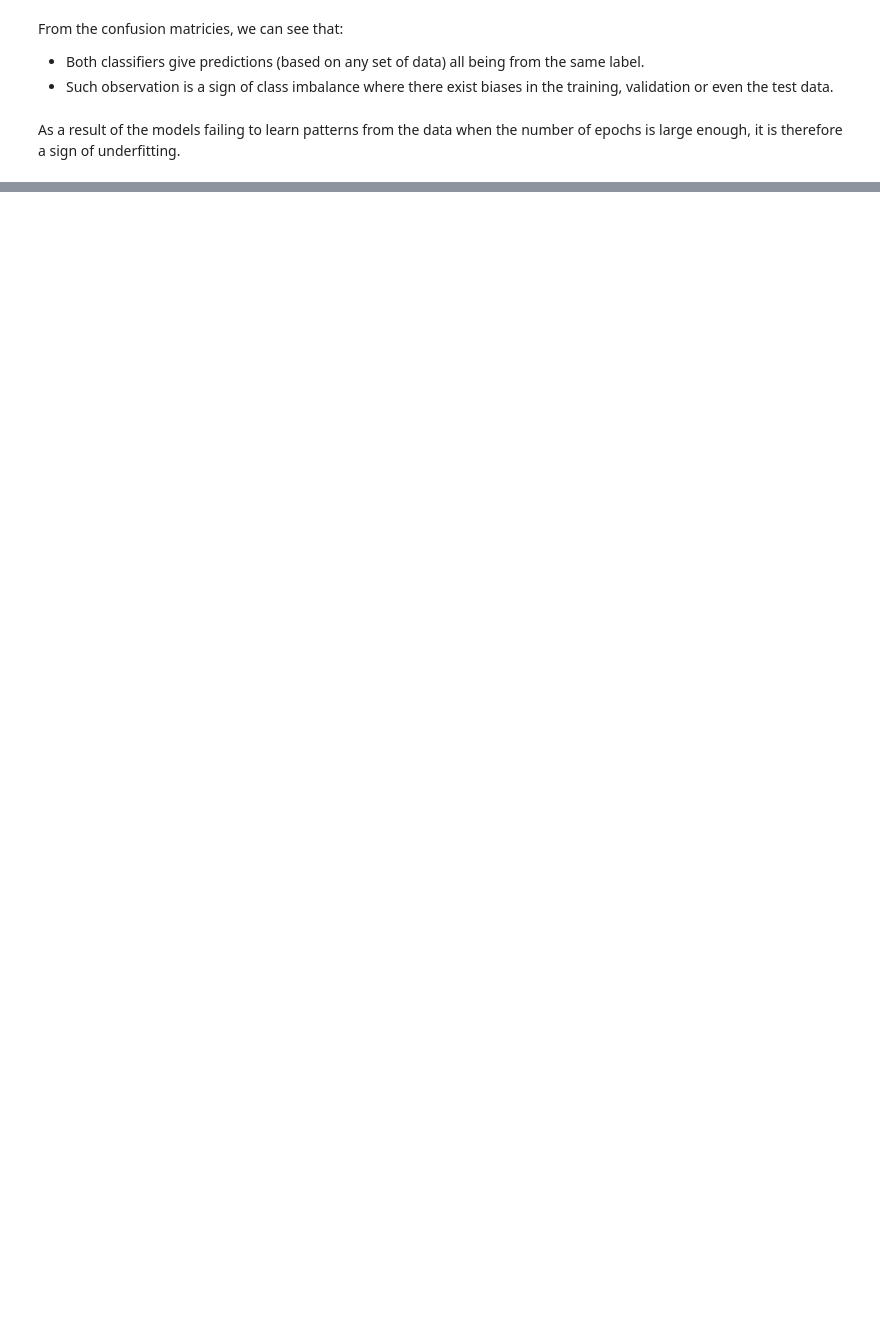
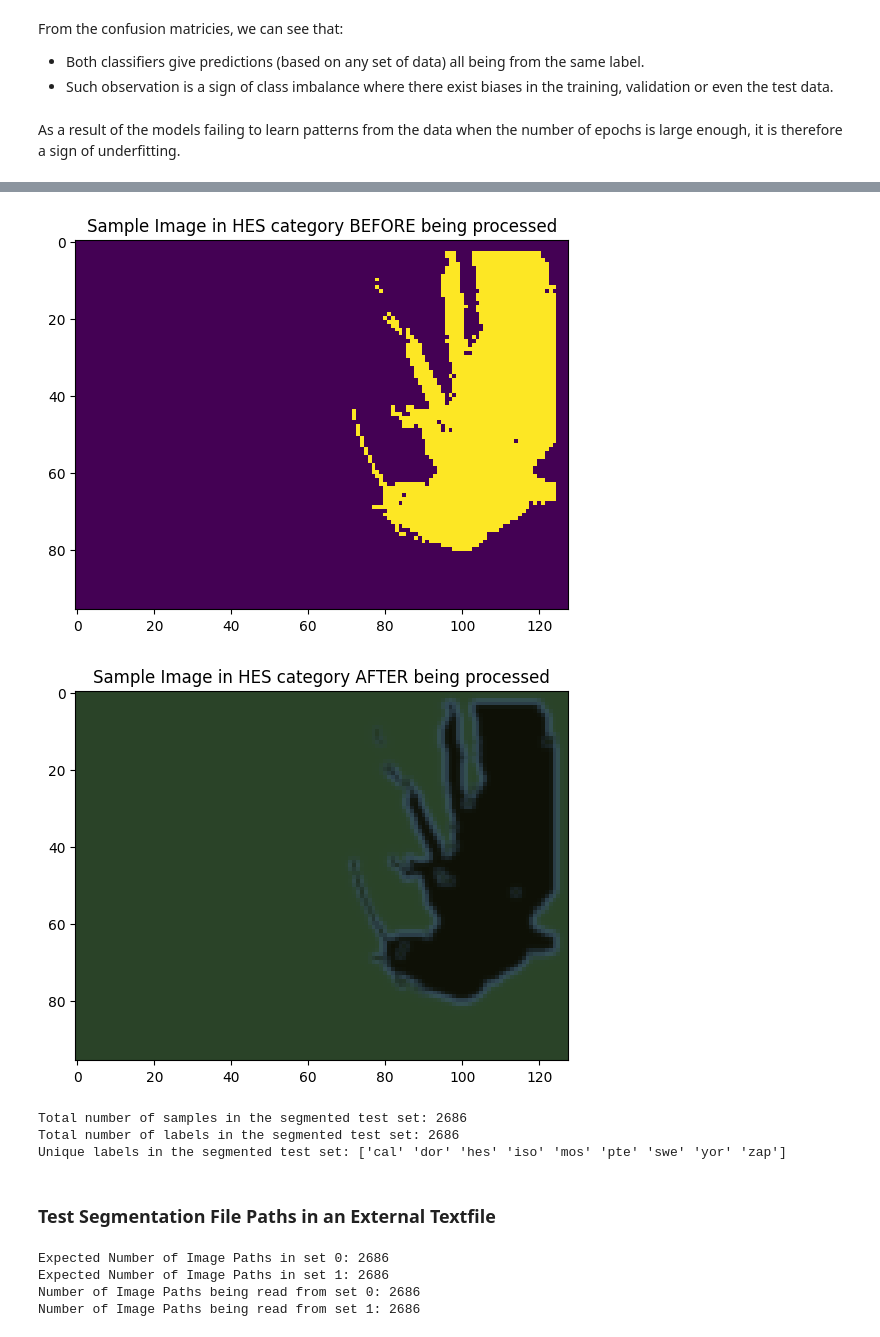
Before and after one commit to kmock930/Multi-Category-Image-Modelling-Transfer-Learning, a Jupyter notebook: CSI5341 Assignment 3 - Kelvin Mock 300453668.ipynb, the cells around one changed output, grey strips where cells are left out. Drawn from its saved outputs; the diff is of its cells as text; code cells hidden in the pictures; blank space fills up the shorter version.

Commit message:
Preprocessed segmented data

```diff
--- a/CSI5341 Assignment 3 - Kelvin Mock 300453668.ipynb
+++ b/CSI5341 Assignment 3 - Kelvin Mock 300453668.ipynb
@@ -517,0 +561,11 @@ As a result of the models failing to learn patterns from the data when the numbe
+# %%
+X_seg_test, y_seg_test = load_images(dataset=constants.SEGMENTATION, setName=constants.set1);
+print(f"Total number of samples in the segmented test set: {len(X_seg_test)}");
+print(f"Total number of labels in the segmented test set: {len(y_seg_test)}");
+print(f"Unique labels in the segmented test set: {np.unique(y_seg_test)}");
+# %% [output]
+[figure, added]
+[figure, added]
+Total number of samples in the segmented test set: 2686
+Total number of labels in the segmented test set: 2686
+Unique labels in the segmented test set: ['cal' 'dor' 'hes' 'iso' 'mos' 'pte' 'swe' 'yor' 'zap']
@@ -517,0 +576,24 @@ As a result of the models failing to learn patterns from the data when the numbe
+# %% [markdown]
+### Test Segmentation File Paths in an External Textfile
+# %%
+file_set0 = open("segmentation-set0-image-paths.txt", "r");
+file_set1 = open("segmentation-set1-image-paths.txt", "r");
+# splitting the contents into file paths
+pathPattern = ".\segmentation";
+arr_set0_paths = file_set0.read().split(pathPattern);
+arr_set1_paths = file_set1.read().split(pathPattern);
+# removing unnecessary items from the list
+arr_set0_paths.remove("");
+arr_set1_paths.remove("");
+# investigate the image paths being read
+print(f"Expected Number of Image Paths in set 0: {len(images_set0)}");
+print(f"Expected Number of Image Paths in set 1: {len(X_seg_test)}");
+print(f"Number of Image Paths being read from set 0: {len(arr_set0_paths)}");
+print(f"Number of Image Paths being read from set 1: {len(arr_set1_paths)}");
+file_set0.close();
+file_set1.close();
+# %% [output]
+Expected Number of Image Paths in set 0: 2686
+Expected Number of Image Paths in set 1: 2686
+Number of Image Paths being read from set 0: 2686
+Number of Image Paths being read from set 1: 2686
```
Also changed, not shown: parts of 28 cells of this notebook, 2 other files.
